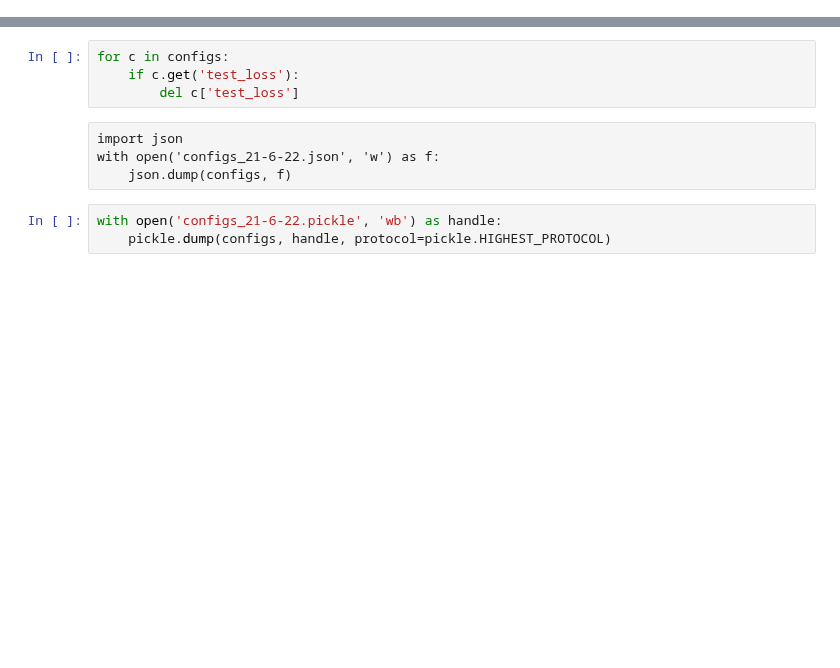
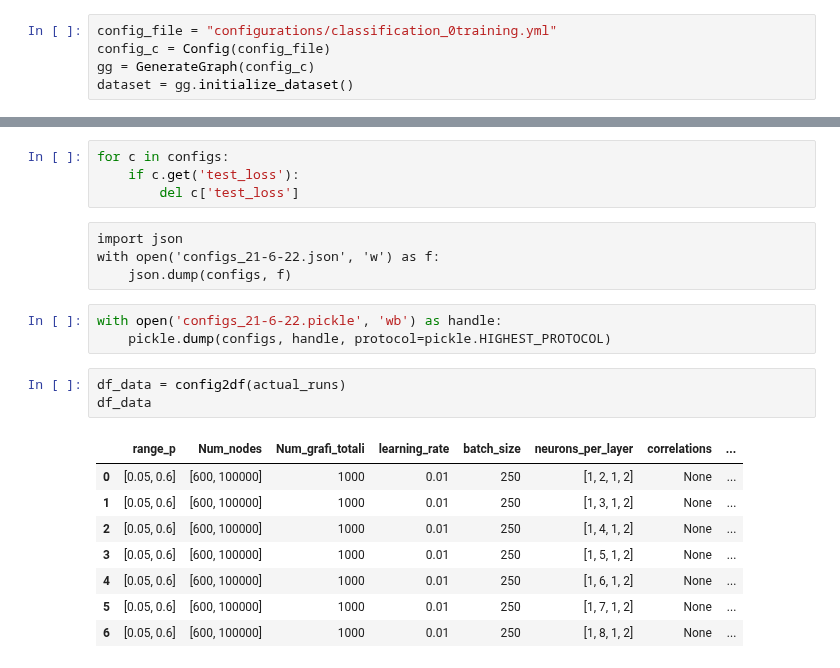
Before and after one commit to dandarm/Embednet, a Jupyter notebook: GridSearch.ipynb, the cells around one changed output, grey strips where cells are left out. Drawn from its saved outputs; the diff is of its cells as text; blank space fills up the shorter version.

```diff
--- a/GridSearch.ipynb
+++ b/GridSearch.ipynb
@@ -174,0 +302,5 @@ distance_of_means
+# %%
+config_file = "configurations/classification_0training.yml"
+config_c = Config(config_file)
+gg = GenerateGraph(config_c)
+dataset = gg.initialize_dataset()
@@ -224,3 +416,15 @@ with open('configs_21-6-22.json', 'w') as f:
 # %%
 with open('configs_21-6-22.pickle', 'wb') as handle:
     pickle.dump(configs, handle, protocol=pickle.HIGHEST_PROTOCOL)
+# %%
+df_data = config2df(actual_runs)
+df_data
+# %% [output]
+|  | range_p | Num_nodes | Num_grafi_totali | learning_rate | batch_size | neurons_per_layer | correlations | ... |
+| 0 | [0.05, 0.6] | [600, 100000] | 1000 | 0.01 | 250 | [1, 2, 1, 2] | None | ... |
+| 1 | [0.05, 0.6] | [600, 100000] | 1000 | 0.01 | 250 | [1, 3, 1, 2] | None | ... |
+| 2 | [0.05, 0.6] | [600, 100000] | 1000 | 0.01 | 250 | [1, 4, 1, 2] | None | ... |
+| 3 | [0.05, 0.6] | [600, 100000] | 1000 | 0.01 | 250 | [1, 5, 1, 2] | None | ... |
+| 4 | [0.05, 0.6] | [600, 100000] | 1000 | 0.01 | 250 | [1, 6, 1, 2] | None | ... |
+| 5 | [0.05, 0.6] | [600, 100000] | 1000 | 0.01 | 250 | [1, 7, 1, 2] | None | ... |
+| 6 | [0.05, 0.6] | [600, 100000] | 1000 | 0.01 | 250 | [1, 8, 1, 2] | None | ... |
```
Also changed, not shown: parts of 30 cells of this notebook, 32 other files.
